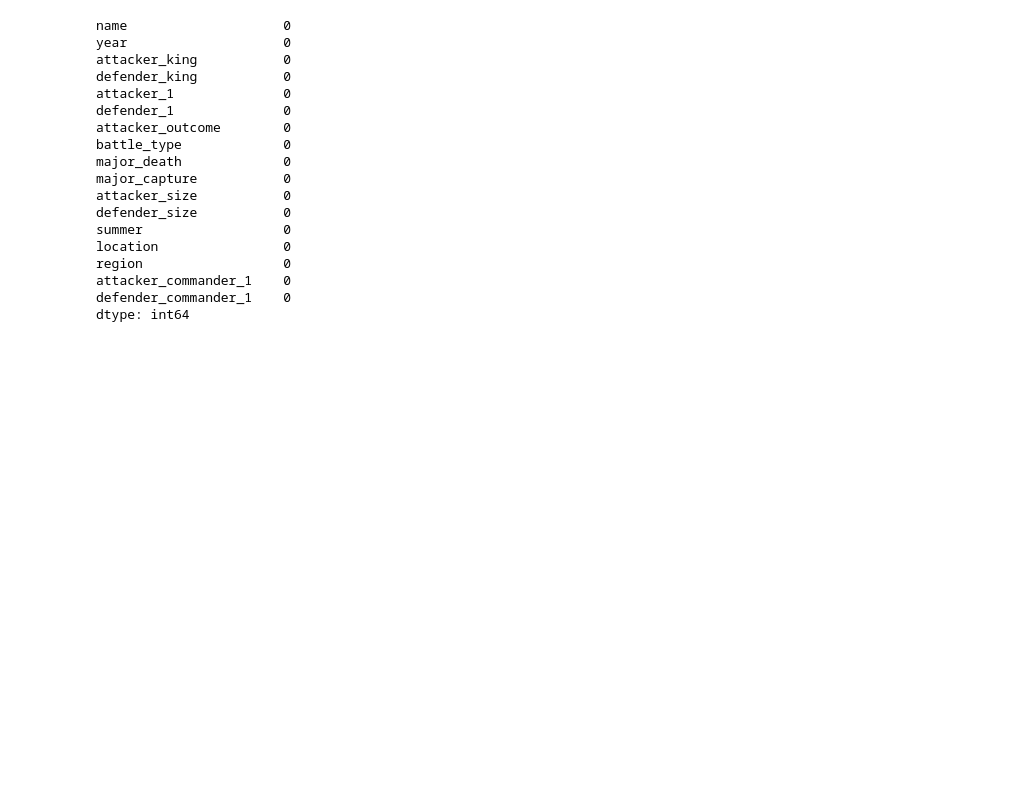
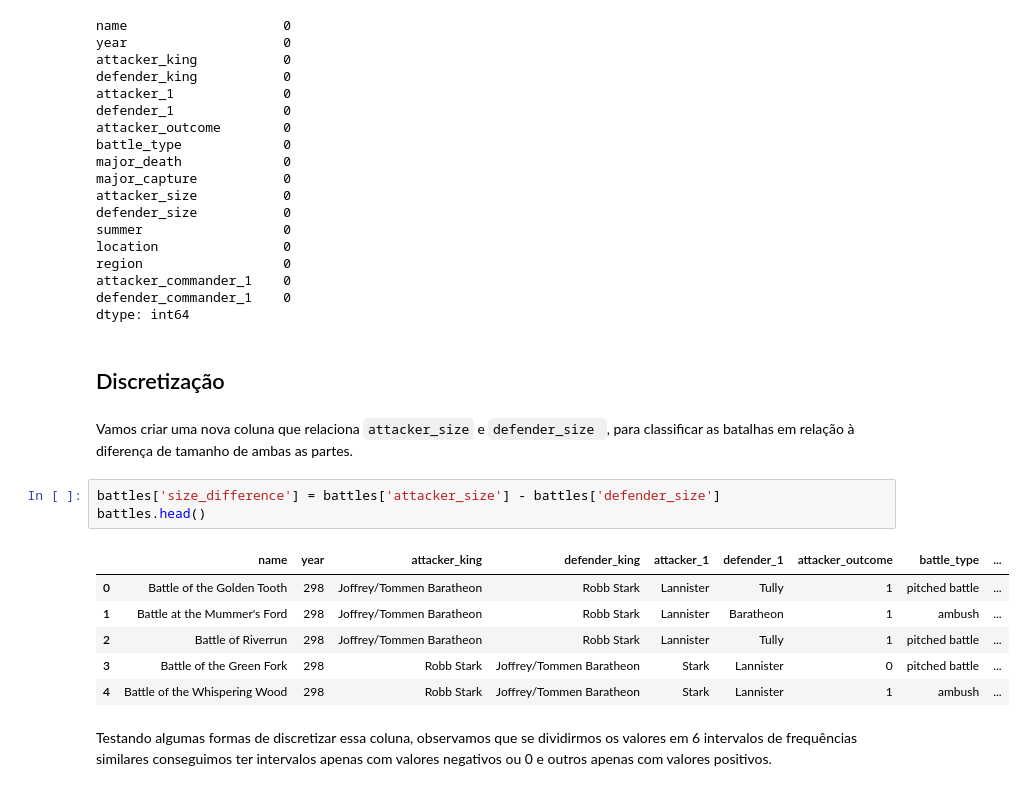
Before and after one commit to ccal2/dataScienceProject, a Jupyter notebook: project.ipynb, the cells around one changed output. Drawn from its saved outputs; the diff is of its cells as text; blank space fills up the shorter version.

Commit message:
Discretize the difference between attacker_size and defender_size

```diff
--- a/project.ipynb
+++ b/project.ipynb
@@ -745,3 +745,19 @@ region                  0
 attacker_commander_1    0
 defender_commander_1    0
 dtype: int64
+# %% [markdown]
+## Discretização
+# %% [markdown]
+Vamos criar uma nova coluna que relaciona `attacker_size` e `defender_size `, para classificar as batalhas em relação à diferença de tamanho de ambas as partes.
+# %%
+battles['size_difference'] = battles['attacker_size'] - battles['defender_size']
+battles.head()
+# %% [output]
+|  | name | year | attacker_king | defender_king | attacker_1 | defender_1 | attacker_outcome | battle_type | ... |
+| 0 | Battle of the Golden Tooth | 298 | Joffrey/Tommen Baratheon | Robb Stark | Lannister | Tully | 1 | pitched battle | ... |
+| 1 | Battle at the Mummer's Ford | 298 | Joffrey/Tommen Baratheon | Robb Stark | Lannister | Baratheon | 1 | ambush | ... |
+| 2 | Battle of Riverrun | 298 | Joffrey/Tommen Baratheon | Robb Stark | Lannister | Tully | 1 | pitched battle | ... |
+| 3 | Battle of the Green Fork | 298 | Robb Stark | Joffrey/Tommen Baratheon | Stark | Lannister | 0 | pitched battle | ... |
+| 4 | Battle of the Whispering Wood | 298 | Robb Stark | Joffrey/Tommen Baratheon | Stark | Lannister | 1 | ambush | ... |
+# %% [markdown]
+Testando algumas formas de discretizar essa coluna, observamos que se dividirmos os valores em 6 intervalos de frequências similares conseguimos ter intervalos apenas com valores negativos ou 0 e outros apenas com valores positivos.
```
Also changed, not shown: parts of 7 cells of this notebook.
